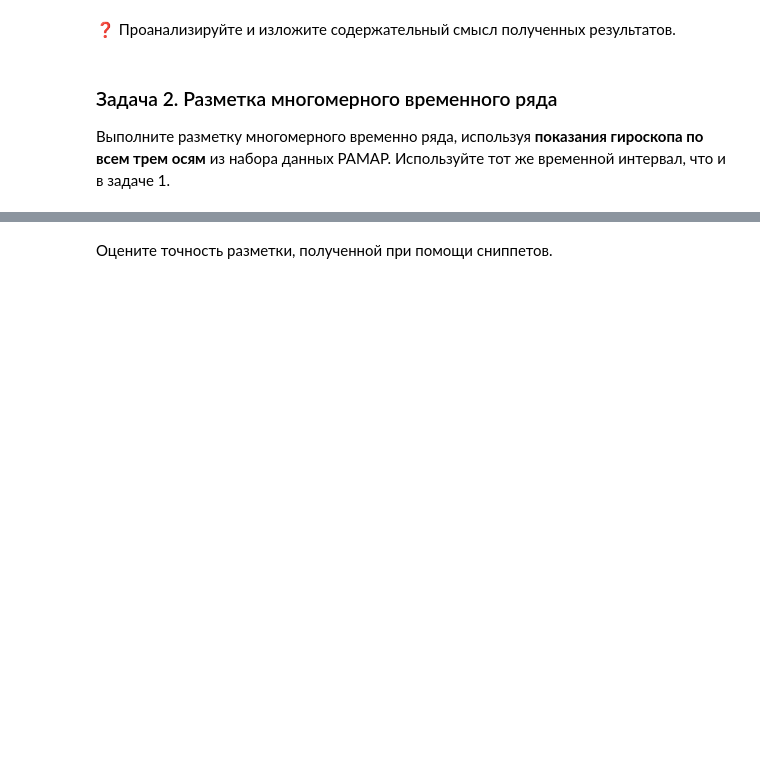
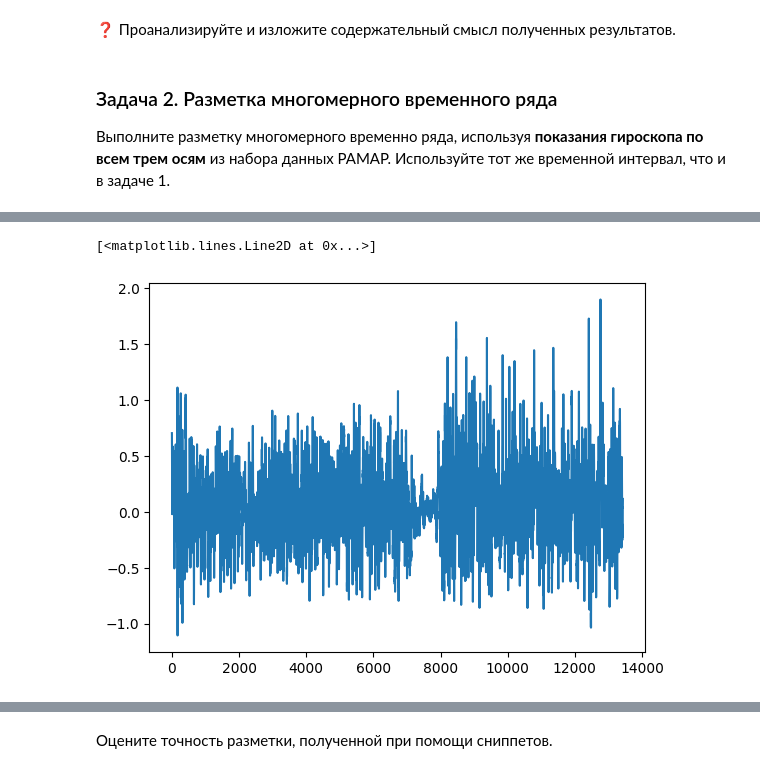
Before and after one commit to Isakova74/2023-Isakova-TimeSeriesCourse, a Jupyter notebook: practice/05_Snippets/05 Snippets.ipynb, the cells around one changed output, grey strips where cells are left out. Cells and saved outputs as stored; diff of their text form; code cells hidden in the pictures; blank space fills up the shorter version.

```diff
--- a/practice/05_Snippets/05 Snippets.ipynb
+++ b/practice/05_Snippets/05 Snippets.ipynb
@@ -176,0 +181,12 @@ ValueError: ignored
+# %%
+start_time = 840
+end_time = 870
+start_time = 1790
+end_time = 1930
+ts2 = df.loc[start_time < df.iloc[:, 0]].loc[df.iloc[:, 0] < end_time].iloc[:, 10].to_numpy()#x
+ts3 = df.loc[start_time < df.iloc[:, 0]].loc[df.iloc[:, 0] < end_time].iloc[:, 12].to_numpy()#z
+# %%
+plt.plot(ts2)
+# %% [output]
+[<matplotlib.lines.Line2D at 0x...>]
+[figure, added]
```
Also changed, not shown: parts of 36 cells of this notebook.
